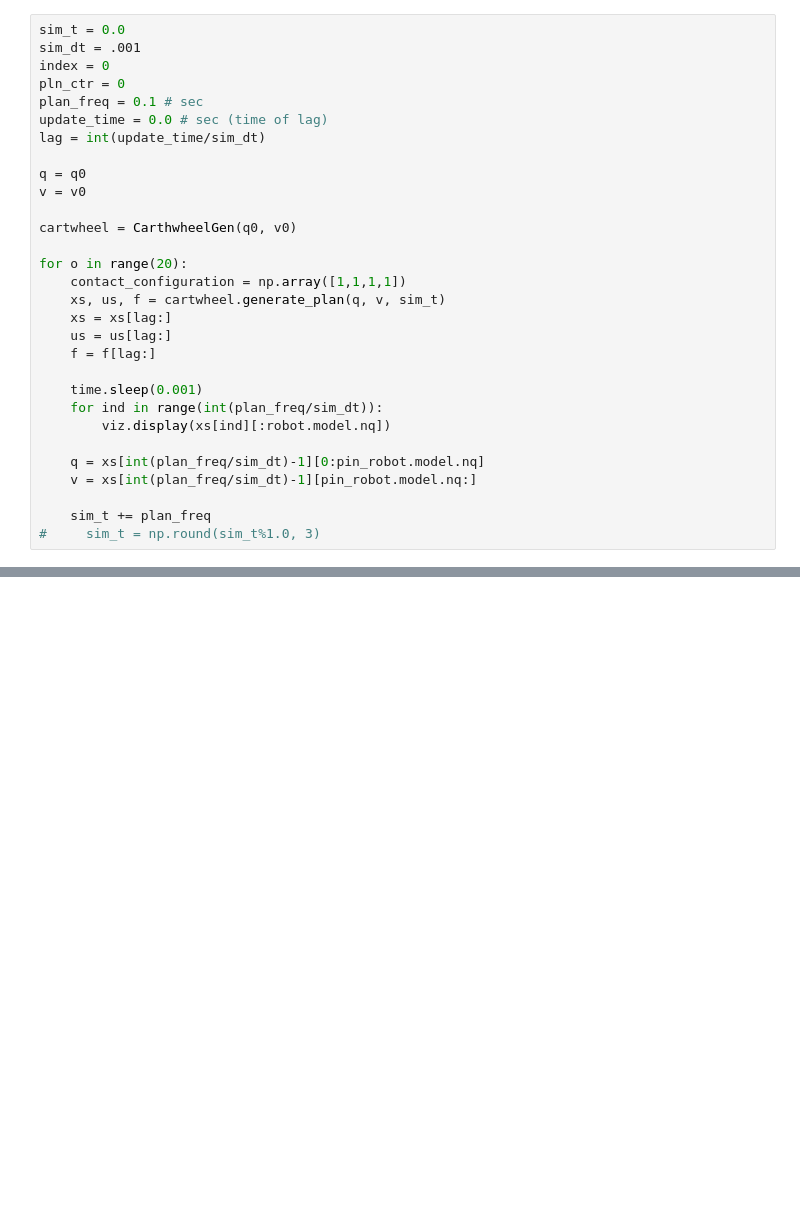
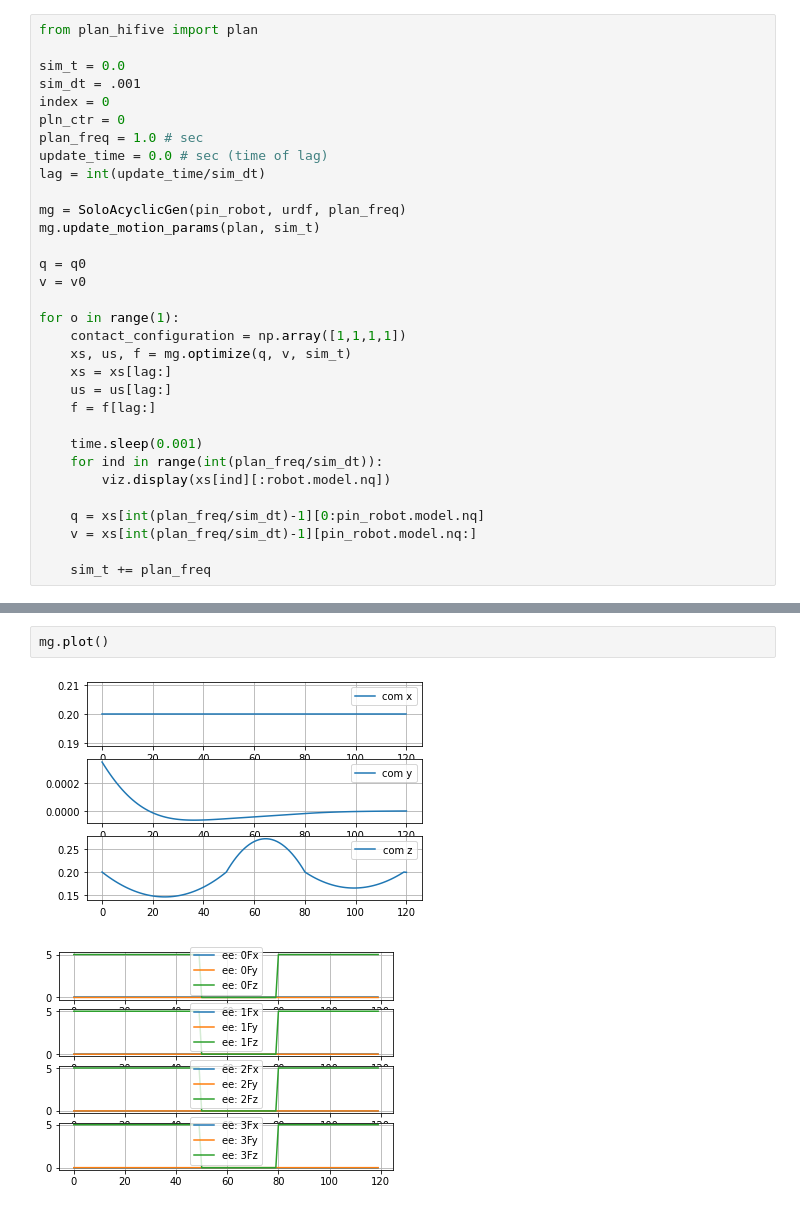
Before and after one commit to machines-in-motion/biconvex_mpc, a Jupyter notebook: demos/mpc/cartwheel_mpc.ipynb, the cells around one changed output, grey strips where cells are left out. Drawn from its saved outputs; the diff is of its cells as text; blank space fills up the shorter version.

```diff
--- a/demos/mpc/cartwheel_mpc.ipynb
+++ b/demos/mpc/cartwheel_mpc.ipynb
@@ -47,22 +41,25 @@ viz.viewer.jupyter_cell()
 # %% [output]
 [interactive output not drawn]
 # %%
+from plan_hifive import plan
+
 sim_t = 0.0
 sim_dt = .001
 index = 0
 pln_ctr = 0
-plan_freq = 0.1 # sec
+plan_freq = 1.0 # sec
 update_time = 0.0 # sec (time of lag)
 lag = int(update_time/sim_dt)
+
+mg = SoloAcyclicGen(pin_robot, urdf, plan_freq)
+mg.update_motion_params(plan, sim_t)
 
 q = q0
 v = v0
 
-cartwheel = CarthwheelGen(q0, v0)
-
-for o in range(20):
+for o in range(1):
     contact_configuration = np.array([1,1,1,1])
-    xs, us, f = cartwheel.generate_plan(q, v, sim_t)
+    xs, us, f = mg.optimize(q, v, sim_t)
     xs = xs[lag:]
     us = us[lag:]
     f = f[lag:]
@@ -75,5 +72,4 @@ for o in range(20):
     v = xs[int(plan_freq/sim_dt)-1][pin_robot.model.nq:]
 
     sim_t += plan_freq
-#     sim_t = np.round(sim_t%1.0, 3)
 # %% [output]
@@ -151,0 +82,5 @@ ValueError: negative dimensions are not allowed
+# %%
+mg.plot()
+# %% [output]
+[figure, added]
+[figure, added]
```
Also changed, not shown: parts of 3 cells of this notebook, 7 other files.
